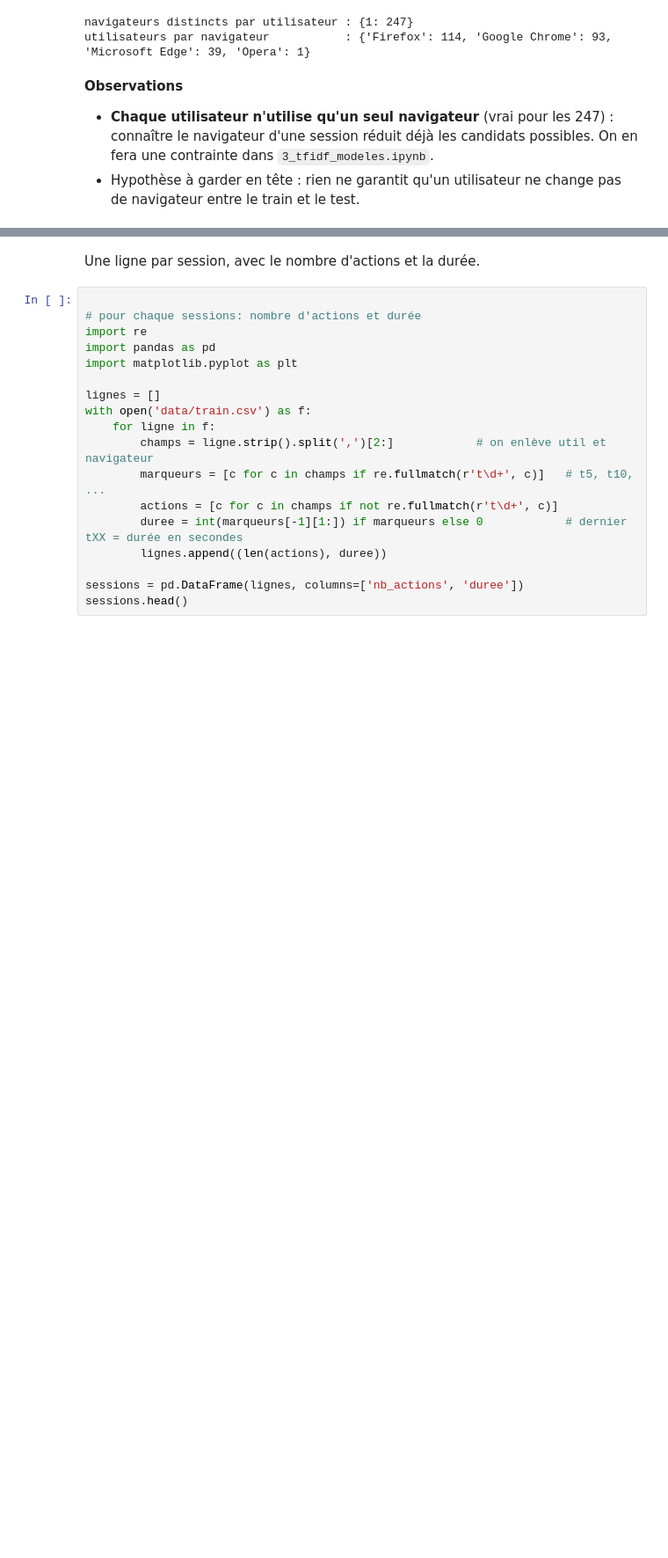
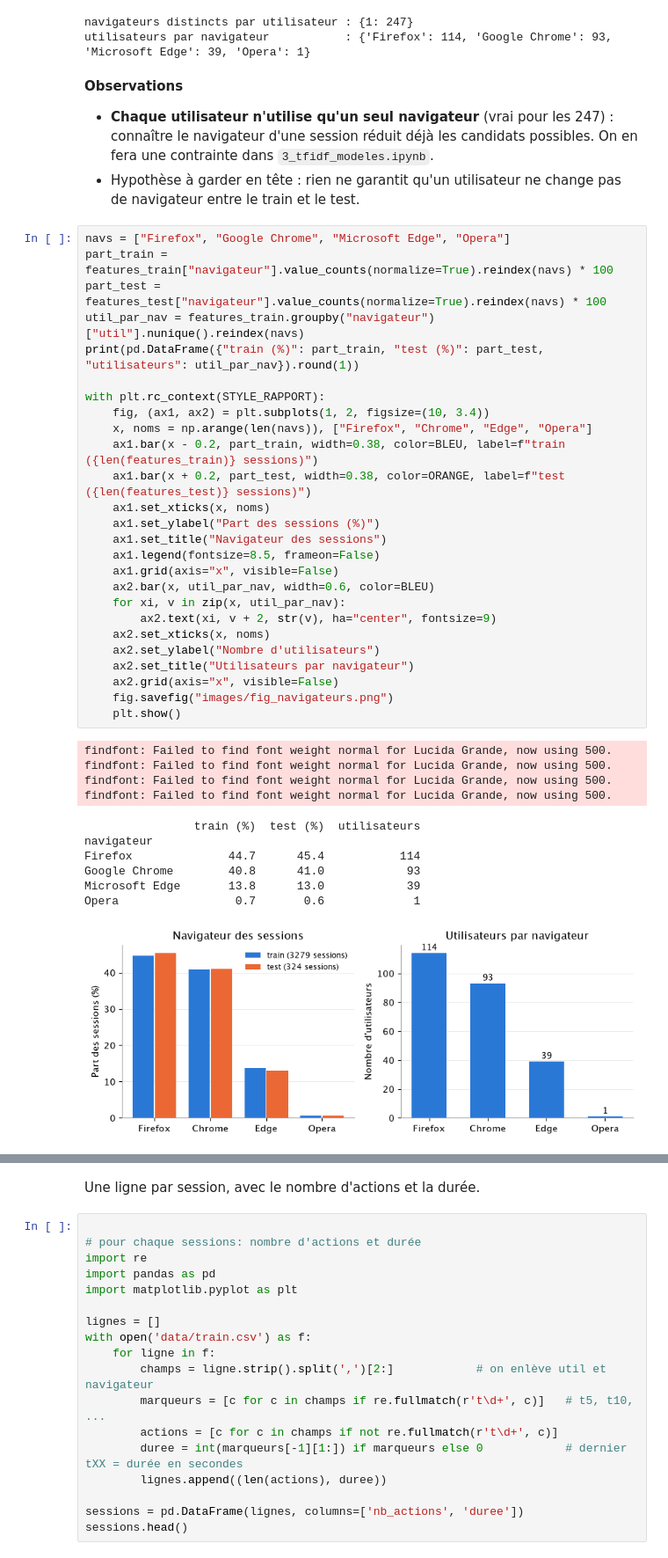
Before and after one commit to anastber/qui-utilise-mon-appli, a Jupyter notebook: 1_exploration.ipynb, the cells around one changed output, grey strips where cells are left out. Shown at 88% size. Saved outputs shown, nothing was run; the diff lists cells and outputs as text; blank space fills up the shorter version.

```diff
--- a/1_exploration.ipynb
+++ b/1_exploration.ipynb
@@ -201,3 +218,41 @@ utilisateurs par navigateur           : {'Firefox': 114, 'Google Chrome': 93, 'M
 **Observations**
 - **Chaque utilisateur n'utilise qu'un seul navigateur** (vrai pour les 247) : connaître le navigateur d'une session réduit déjà les candidats possibles. On en fera une contrainte dans `3_tfidf_modeles.ipynb`.
 - Hypothèse à garder en tête : rien ne garantit qu'un utilisateur ne change pas de navigateur entre le train et le test.
+# %%
+navs = ["Firefox", "Google Chrome", "Microsoft Edge", "Opera"]
+part_train = features_train["navigateur"].value_counts(normalize=True).reindex(navs) * 100
+part_test = features_test["navigateur"].value_counts(normalize=True).reindex(navs) * 100
+util_par_nav = features_train.groupby("navigateur")["util"].nunique().reindex(navs)
+print(pd.DataFrame({"train (%)": part_train, "test (%)": part_test, "utilisateurs": util_par_nav}).round(1))
+
+with plt.rc_context(STYLE_RAPPORT):
+    fig, (ax1, ax2) = plt.subplots(1, 2, figsize=(10, 3.4))
+    x, noms = np.arange(len(navs)), ["Firefox", "Chrome", "Edge", "Opera"]
+    ax1.bar(x - 0.2, part_train, width=0.38, color=BLEU, label=f"train ({len(features_train)} sessions)")
+    ax1.bar(x + 0.2, part_test, width=0.38, color=ORANGE, label=f"test ({len(features_test)} sessions)")
+    ax1.set_xticks(x, noms)
+    ax1.set_ylabel("Part des sessions (%)")
+    ax1.set_title("Navigateur des sessions")
+    ax1.legend(fontsize=8.5, frameon=False)
+    ax1.grid(axis="x", visible=False)
+    ax2.bar(x, util_par_nav, width=0.6, color=BLEU)
+    for xi, v in zip(x, util_par_nav):
+        ax2.text(xi, v + 2, str(v), ha="center", fontsize=9)
+    ax2.set_xticks(x, noms)
+    ax2.set_ylabel("Nombre d'utilisateurs")
+    ax2.set_title("Utilisateurs par navigateur")
+    ax2.grid(axis="x", visible=False)
+    fig.savefig("images/fig_navigateurs.png")
+    plt.show()
+# %% [output]
+findfont: Failed to find font weight normal for Lucida Grande, now using 500.
+findfont: Failed to find font weight normal for Lucida Grande, now using 500.
+findfont: Failed to find font weight normal for Lucida Grande, now using 500.
+findfont: Failed to find font weight normal for Lucida Grande, now using 500.
+                train (%)  test (%)  utilisateurs
+navigateur
+Firefox              44.7      45.4           114
+Google Chrome        40.8      41.0            93
+Microsoft Edge       13.8      13.0            39
+Opera                 0.7       0.6             1
+[figure, added]
```
Also changed, not shown: parts of 12 cells of this notebook.
